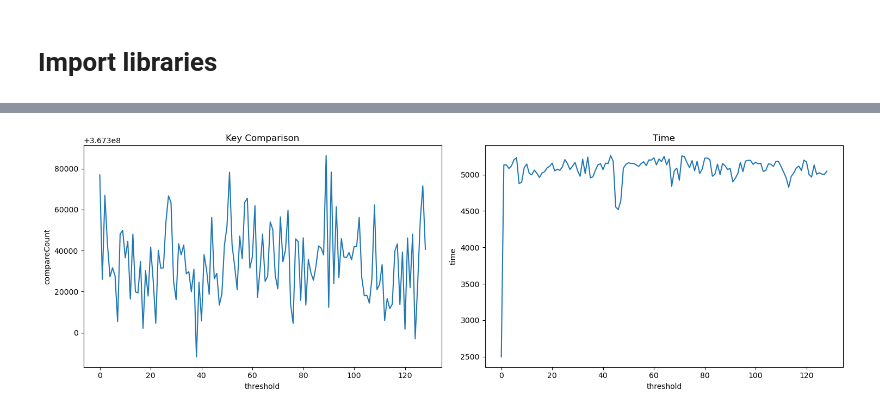
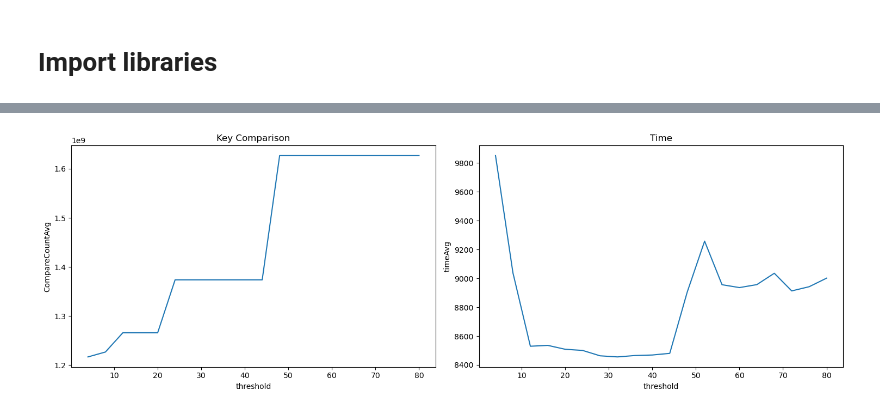
Before and after one commit to pufanyi/SC2001-Example-Class-Group7, a Jupyter notebook: Project1/PartC(ii).ipynb, the cells around one changed output, grey strips where cells are left out. Saved outputs shown, nothing was run; the diff lists cells and outputs as text; code cells hidden in the pictures.

```diff
--- a/Project1/PartC(ii).ipynb
+++ b/Project1/PartC(ii).ipynb
@@ -30,0 +15,5 @@ merge_sort_df
+# %%
+merge_sort_df = pd.read_csv('./data/merge_sort_with_insertion_sort_diff_s.csv')
+merge_sort_df['CompareCountAvg'] = (merge_sort_df['CompareCount1'] + merge_sort_df['CompareCount2'] + merge_sort_df['CompareCount3'])/3
+merge_sort_df['timeAvg'] = (merge_sort_df['time1'] + merge_sort_df['time2'] + merge_sort_df['time3'])/3
+merge_sort_df
@@ -31,27 +38,27 @@ merge_sort_df
 # %%
 f, ax = plt.subplots(1, 2, figsize=(15,5))
 
 # line plot for key comparison
 s1 = plt.subplot2grid((1,2), (0,0))
 
 lineKey = sb.lineplot(
     data=merge_sort_df,
-    y='compareCount',
+    y='CompareCountAvg',
     x='threshold'
 )
 plt.title('Key Comparison')
 
 # line plot for time
 s2 = plt.subplot2grid((1,2), (0,1))
 
 lineTime = sb.lineplot(
     data=merge_sort_df,
-    y='time',
+    y='timeAvg',
     x='threshold'
 )
 plt.title('Time')
 
 plt.tight_layout()
 plt.show()
 # %% [output]
-[figure, old version]
+[figure, new version]
```
Also changed, not shown: parts of 4 cells of this notebook, 2 other files.
